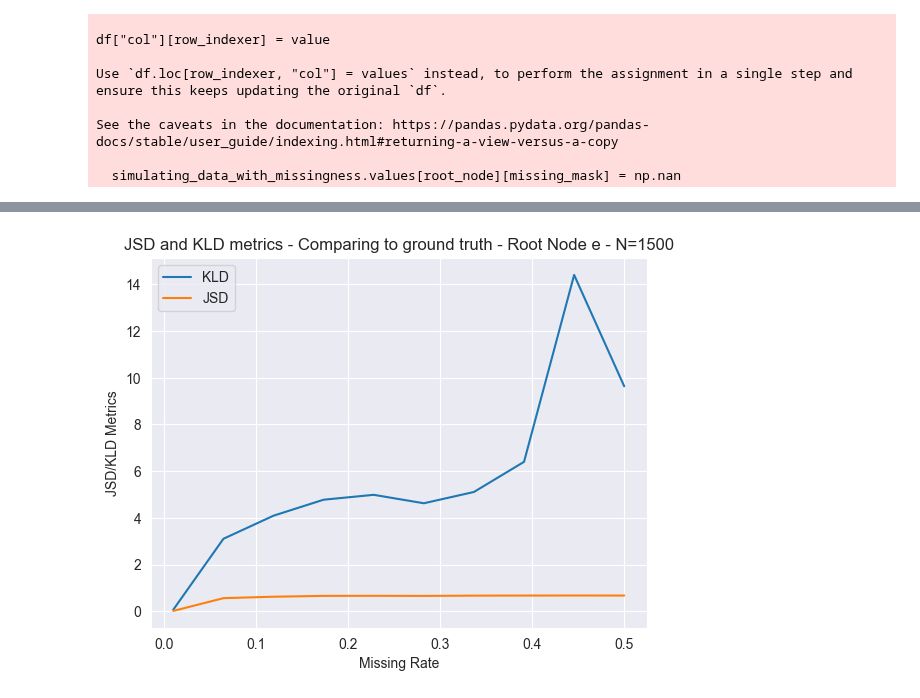
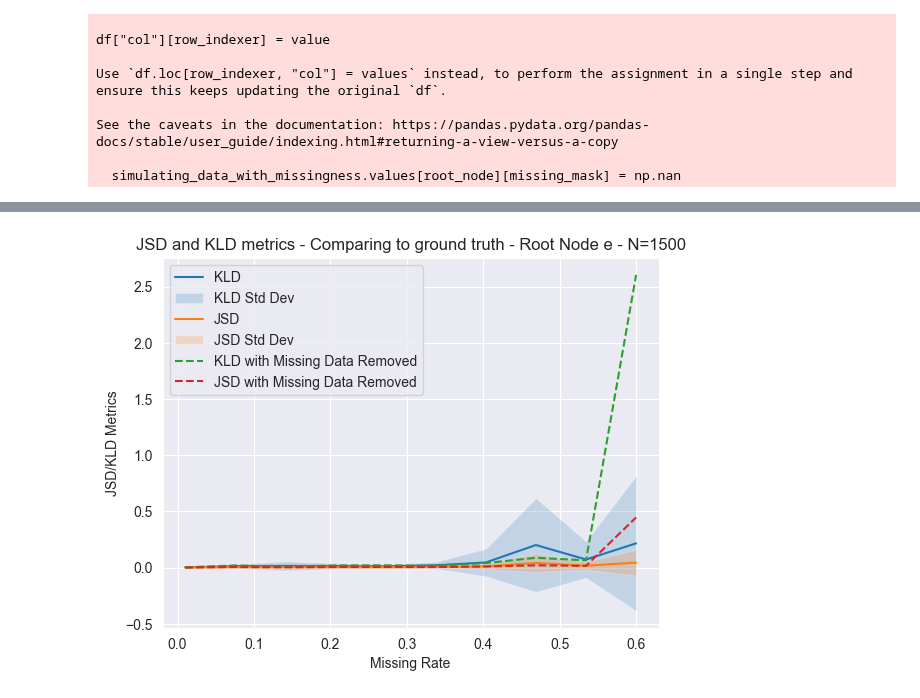
Before and after one commit to human-technology-institute/structure_learning, a Jupyter notebook: examples/test_missingness.ipynb, the cells around one changed output, grey strips where cells are left out. Cells and saved outputs as stored; diff of their text form; code cells hidden in the pictures.

```diff
--- a/examples/test_missingness.ipynb
+++ b/examples/test_missingness.ipynb
@@ -1042,16 +1220,31 @@ bge_JSD_std = []
 bge_KLD_avg = []
 bge_KLD_std = []
 
-missing_rate_vec = np.linspace(0.01, 0.5, 10)
+NaN_removed_KLD = []
+NaN_removed_JSD = []
+
+ground_truth_distribution = TrueDistribution()
+
+ground_truth_distribution = ground_truth_distribution.compute_distribution(data=scaled_data, score=BGeScore)
+
+missing_rate_vec = np.linspace(0.01, 0.7, 15)
 for missing_rate in missing_rate_vec:
     print(f"Missing rate: {missing_rate:.2f}")
     missing_mask = np.random.rand(*(scaled_data[root_node].shape)) < missing_rate
     simulating_data_with_missingness = scaled_data.__copy__()
     simulating_data_with_missingness.values[root_node][missing_mask] = np.nan
 
+    NaN_removed_data = simulating_data_with_missingness.values.dropna()
+    NaN_removed_data_distribution = TrueDistribution()
+    NaN_removed_data_distribution = NaN_removed_data_distribution.compute_distribution(data=NaN_removed_data,
+                                                                                       score=BGeScore)
+
+    NaN_removed_KLD.append(KLD().compute(NaN_removed_data_distribution, ground_truth_distribution))
+    NaN_removed_JSD.append(JSD().compute(NaN_removed_data_distribution, ground_truth_distribution))
+
     NAN_kld_res = []
     NAN_jsd_res = []
-    for _ in range(10):
+    for _ in range(20):
         resampled_NAN_data = sample_missing_values2(simulating_data_with_missingness, synthetic_data.graph)
         resampled_data_distribution = TrueDistribution()
         resampled_data_distribution = resampled_data_distribution.compute_distribution(data=resampled_NAN_data,
@@ -1064,10 +1257,22 @@ for missing_rate in missing_rate_vec:
         NAN_jsd_res.append(JSD_val)
 
     bge_JSD_avg.append(np.mean(NAN_jsd_res))
-    #bge_JSD_std.append(np.std(NAN_jsd_res))
+    bge_JSD_std.append(np.std(NAN_jsd_res))
 
     bge_KLD_avg.append(np.mean(NAN_kld_res))
-    #bge_KLD_std.append(np.std(NAN_kld_res))
+    bge_KLD_std.append(np.std(NAN_kld_res))
+
+    #Save to file as we progress
+    res2save = {"missing_rate_vec": missing_rate_vec,
+                "bge_JSD_avg": bge_JSD_avg,
+                "bge_JSD_std": bge_JSD_std,
+                "bge_KLD_avg": bge_KLD_avg,
+                "bge_KLD_std": bge_KLD_std,
+                "NaN_removed_KLD": NaN_removed_KLD,
+                "NaN_removed_JSD": NaN_removed_JSD
+    }
+
+    pickle.dump(res2save, open(f"JSD_KLD_metrics_vs_Missing_Rate_Root_Node_N_{scaled_data.shape[0]}.pkl", "wb"))
 # %% [output]
 Posterir stability analysis for Root node: e
 Missing rate: 0.01
@@ -1153,14 +1375,19 @@ bge_JSD_avg
 # %%
 plt.plot(missing_rate_vec, bge_KLD_avg, label='KLD')
-# plt.fill_between(missing_rate_vec, np.array(bge_KLD_avg) - np.array(bge_KLD_std), np.array(bge_KLD_avg) + np.array(bge_KLD_std), alpha=0.2, label='KLD Std Dev')
+plt.fill_between(missing_rate_vec, np.array(bge_KLD_avg) - 2. * np.array(bge_KLD_std),
+                 np.array(bge_KLD_avg) + 2. * np.array(bge_KLD_std), alpha=0.2, label='KLD Std Dev')
 plt.plot(missing_rate_vec, bge_JSD_avg, label='JSD')
-# plt.fill_between(missing_rate_vec, np.array(bge_JSD_avg) - np.array(bge_JSD_std), np.array(bge_JSD_avg) + np.array(bge_JSD_std), alpha=0.2, label='JSD Std Dev')
+plt.fill_between(missing_rate_vec, np.array(bge_JSD_avg) - 2. * np.array(bge_JSD_std),
+                 np.array(bge_JSD_avg) + 2. * np.array(bge_JSD_std), alpha=0.2, label='JSD Std Dev')
+plt.plot(missing_rate_vec, NaN_removed_KLD, label='KLD with Missing Data Removed', linestyle='--')
+plt.plot(missing_rate_vec, NaN_removed_JSD, label='JSD with Missing Data Removed', linestyle='--')
 
 # plt.axhline(score_struct_missing.compute(synthetic_data.graph)['score'], color='g', linestyle='--', label='Score with Missing Data')
 plt.title(f'JSD and KLD metrics - Comparing to ground truth - Root Node {root_node} - N={scaled_data.shape[0]}')
 plt.xlabel('Missing Rate')
 plt.ylabel('JSD/KLD Metrics')
 plt.legend()
+plt.savefig(f'JSD_KLD_metrics_vs_Missing_Rate_Root_Node_N_{scaled_data.shape[0]}_comparing_with_NaN_removed.png')
 plt.show()
 # %% [output]
-[figure, old version]
+[figure, new version]
```
Also changed, not shown: parts of 27 cells of this notebook.
